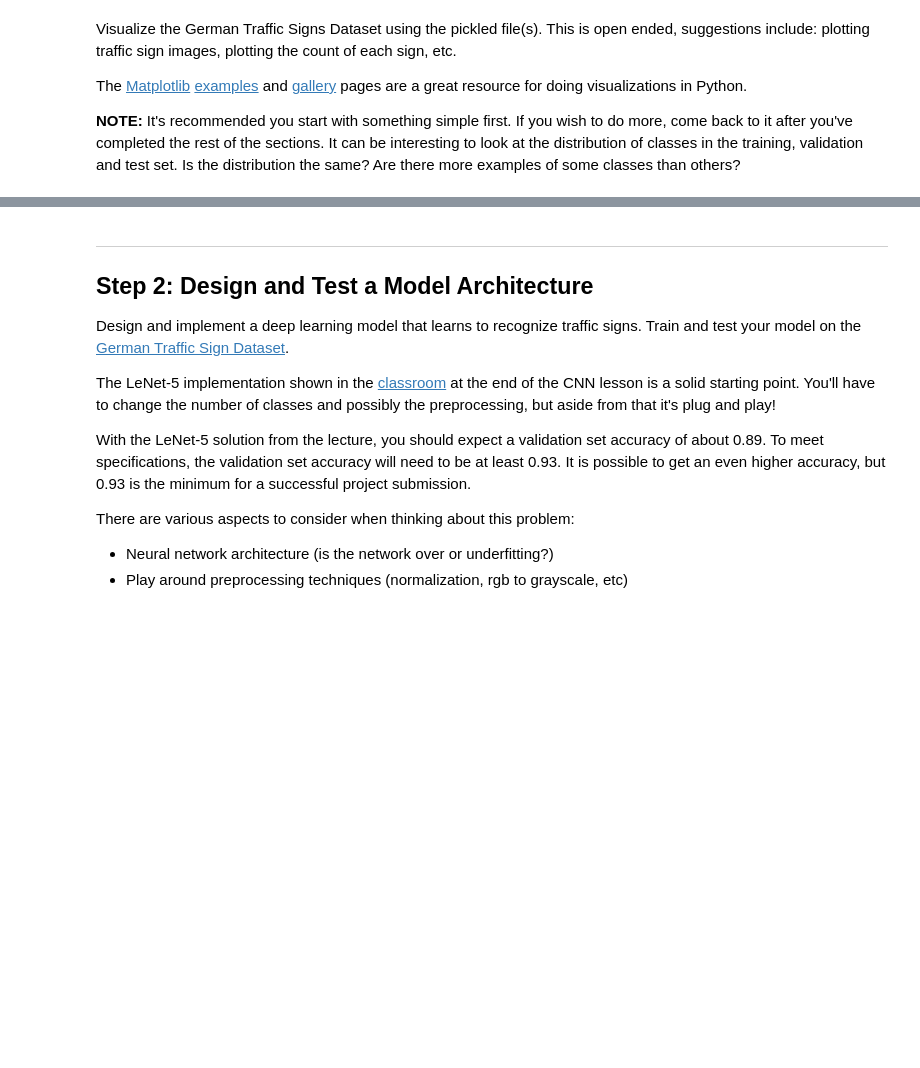
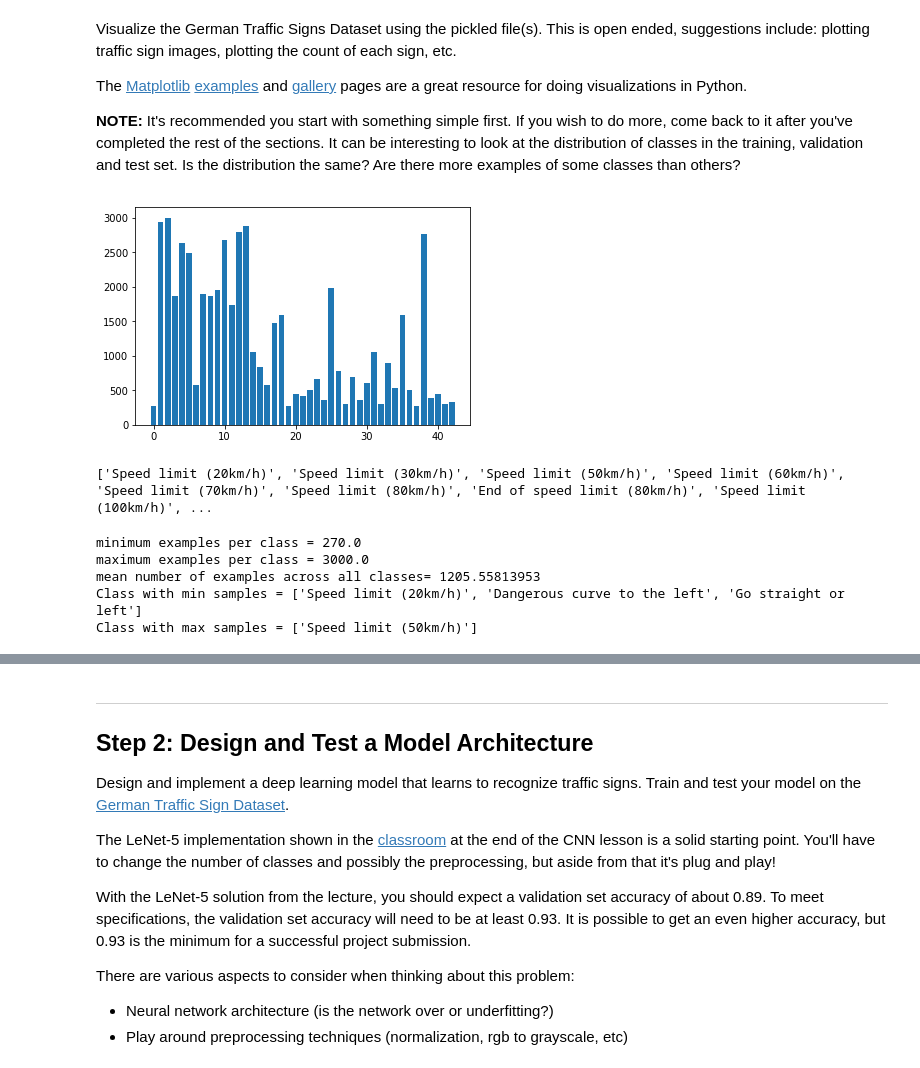
Before and after one commit to venkatvi/UdacitySelfDrivingCarNanoDegree, a Jupyter notebook: Py/Proj2_TrafficSignClassifier/P2/Traffic_Sign_Classifier.ipynb, the cells around one changed output, grey strips where cells are left out. Saved outputs shown, nothing was run; the diff lists cells and outputs as text; code cells hidden in the pictures; blank space fills up the shorter version.

Commit message:
Added data analysis section

```diff
--- a/Py/Proj2_TrafficSignClassifier/P2/Traffic_Sign_Classifier.ipynb
+++ b/Py/Proj2_TrafficSignClassifier/P2/Traffic_Sign_Classifier.ipynb
@@ -123,0 +121,70 @@ The [Matplotlib](http://matplotlib.org/) [examples](http://matplotlib.org/exampl
+# %%
+### Data exploration visualization code goes here.
+### Number of data points per class.
+import numpy as np
+import cv2
+X = np.vstack((X_train, X_valid, X_test))
+y = np.concatenate((y_train, y_valid, y_test))
+
+unique_values, unique_indices = np.unique(y_train, return_index=True)
+number_of_classes = len(unique_values)
+num_samples_per_class = np.zeros(number_of_classes)
+average_image_per_class = np.zeros((number_of_classes, 32, 32, 3))
+for idx in range(y.shape[0]):
+    num_samples_per_class[y[idx]] += 1
+    average_image_per_class[y[idx]] += X[idx]
+
+plt.close('all')
+fig = plt.figure()
+ax = fig.add_subplot(111)
+ax.bar(range(number_of_classes), num_samples_per_class)
+plt.show()
+# %% [output]
+[figure, added]
+# %%
+# Get all signal names from csv file name
+import csv
+signals_file_name = "signnames.csv"
+signal_names = [None] * number_of_classes;
+with open(signals_file_name, 'r') as csvfile:
+    is_first_row=1
+    spamreader = csv.reader(csvfile, delimiter=',')
+    for row in spamreader:
+        if len(row) == 0:
+            continue;
+        if is_first_row==1:
+            is_first_row=0
+        else:
+            signal_names[int(row[0])] = row[1]
+print(signal_names)
+# %% [output]
+['Speed limit (20km/h)', 'Speed limit (30km/h)', 'Speed limit (50km/h)', 'Speed limit (60km/h)', 'Speed limit (70km/h)', 'Speed limit (80km/h)', 'End of speed limit (80km/h)', 'Speed limit (100km/h)', ...
+# %%
+# Generate statistics on min vs max represented class
+min_examples = np.min(num_samples_per_class)
+max_examples = np.max(num_samples_per_class)
+mean_examples = np.mean(num_samples_per_class)
+
+print("minimum examples per class =", min_examples)
+print("maximum examples per class =", max_examples)
+print("mean number of examples across all classes=", mean_examples)
+
+
+min_represented_classes = np.where(num_samples_per_class == min_examples)
+min_classes = min_represented_classes[0]
+
+max_represented_classes = np.where(num_samples_per_class == max_examples)
+max_classes = max_represented_classes[0]
+
+
+min_signals = [signal_names[idx] for idx in min_classes]
+print("Class with min samples =", min_signals)
+
+max_signals = [signal_names[idx] for idx in max_classes]
+print("Class with max samples =", max_signals)
+# %% [output]
+minimum examples per class = 270.0
+maximum examples per class = 3000.0
+mean number of examples across all classes= 1205.55813953
+Class with min samples = ['Speed limit (20km/h)', 'Dangerous curve to the left', 'Go straight or left']
+Class with max samples = ['Speed limit (50km/h)']
```
Also changed, not shown: parts of 15 cells of this notebook.
